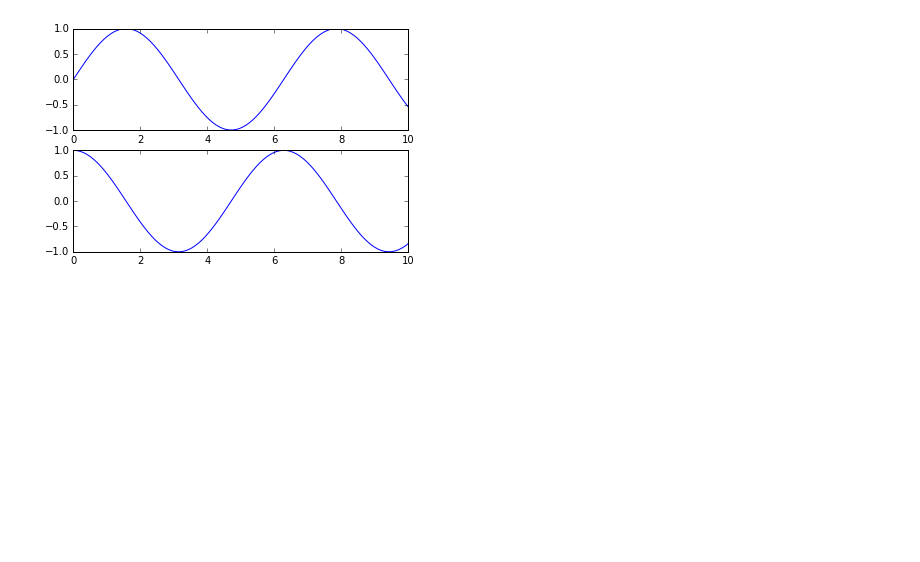
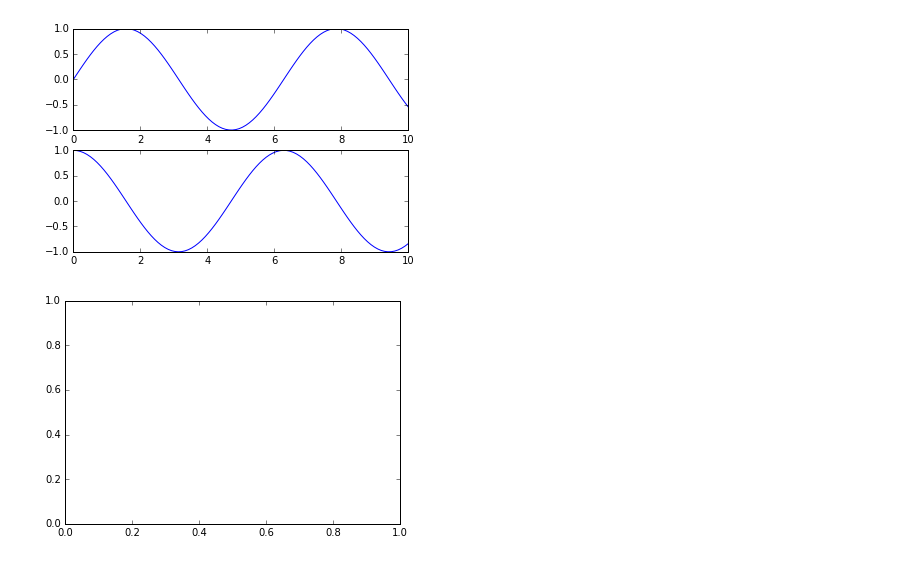
Before and after one commit to JP109/ML-Basics, a Jupyter notebook: matplotlib/Basics.ipynb, the cells around one changed output. Drawn from its saved outputs; the diff is of its cells as text; code cells hidden in the pictures; blank space fills up the shorter version.

```diff
--- a/matplotlib/Basics.ipynb
+++ b/matplotlib/Basics.ipynb
@@ -105,3 +113,8 @@ ax[0].plot(x, np.sin(x))
 ax[1].plot(x, np.cos(x));
 # %% [output]
 [figure]
+# %%
+fig = plt.figure()
+ax = plt.axes()
+# %% [output]
+[figure, added]
```
Also changed, not shown: parts of 18 cells of this notebook.
